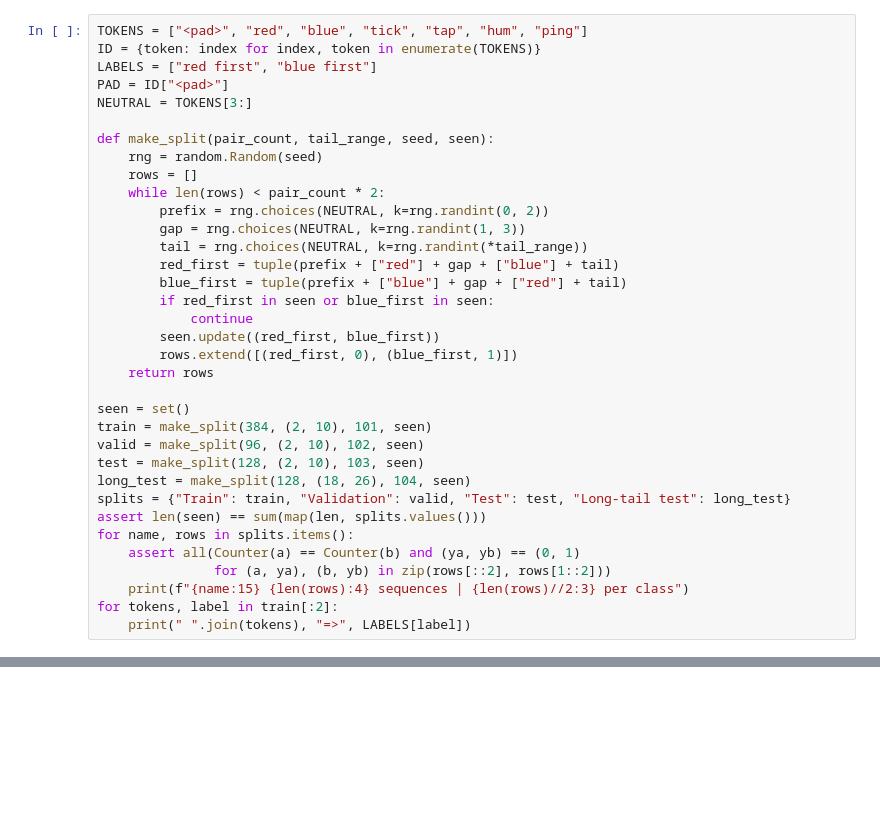
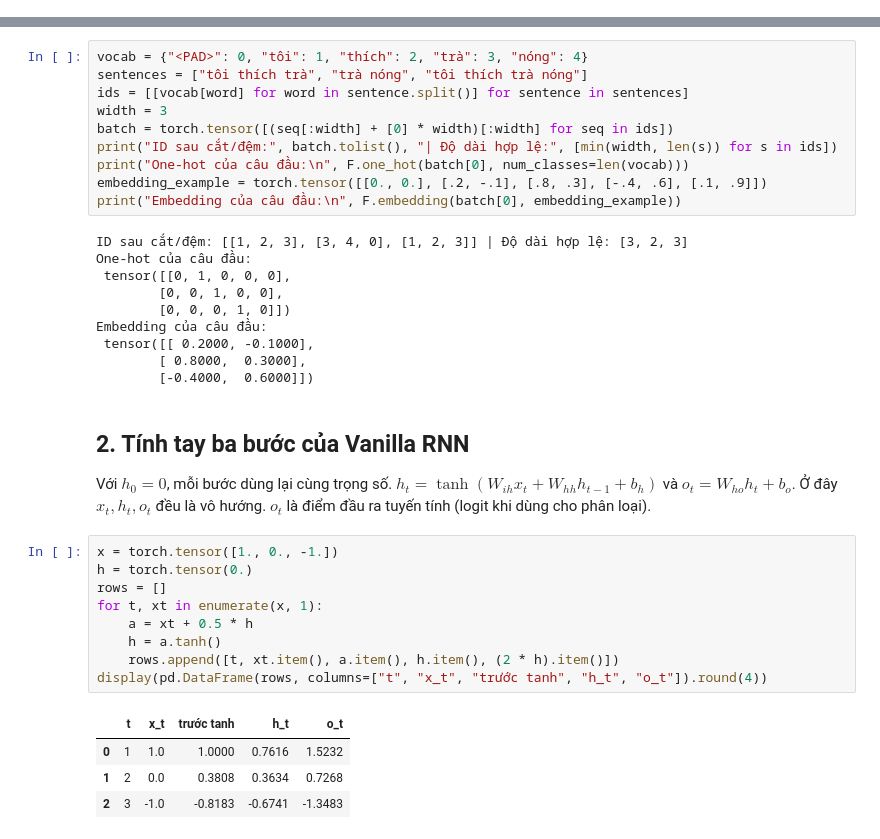
Before and after one commit to linhtd3993/LAB_DEEP_LEARNING, a Jupyter notebook: Architectures-based-on-RNNs.ipynb, the cells around one changed output, grey strips where cells are left out. Drawn from its saved outputs; the diff is of its cells as text; blank space fills up the shorter version.

```diff
--- a/Architectures-based-on-RNNs.ipynb
+++ b/Architectures-based-on-RNNs.ipynb
@@ -57,35 +0,0 @@ Generate a neutral prefix of 0–2 tokens, a gap of 1–3 between signals, and a
-# %%
-TOKENS = ["<pad>", "red", "blue", "tick", "tap", "hum", "ping"]
-ID = {token: index for index, token in enumerate(TOKENS)}
-LABELS = ["red first", "blue first"]
-PAD = ID["<pad>"]
-NEUTRAL = TOKENS[3:]
-
-def make_split(pair_count, tail_range, seed, seen):
-    rng = random.Random(seed)
-    rows = []
-    while len(rows) < pair_count * 2:
-        prefix = rng.choices(NEUTRAL, k=rng.randint(0, 2))
-        gap = rng.choices(NEUTRAL, k=rng.randint(1, 3))
-        tail = rng.choices(NEUTRAL, k=rng.randint(*tail_range))
-        red_first = tuple(prefix + ["red"] + gap + ["blue"] + tail)
-        blue_first = tuple(prefix + ["blue"] + gap + ["red"] + tail)
-        if red_first in seen or blue_first in seen:
-            continue
-        seen.update((red_first, blue_first))
-        rows.extend([(red_first, 0), (blue_first, 1)])
-    return rows
-
-seen = set()
-train = make_split(384, (2, 10), 101, seen)
-valid = make_split(96, (2, 10), 102, seen)
-test = make_split(128, (2, 10), 103, seen)
-long_test = make_split(128, (18, 26), 104, seen)
-splits = {"Train": train, "Validation": valid, "Test": test, "Long-tail test": long_test}
-assert len(seen) == sum(map(len, splits.values()))
-for name, rows in splits.items():
-    assert all(Counter(a) == Counter(b) and (ya, yb) == (0, 1)
-               for (a, ya), (b, yb) in zip(rows[::2], rows[1::2]))
-    print(f"{name:15} {len(rows):4} sequences | {len(rows)//2:3} per class")
-for tokens, label in train[:2]:
-    print(" ".join(tokens), "=>", LABELS[label])
@@ -385,0 +36,38 @@ These results describe a controlled task with one training seed and a fixed hidd
+# %%
+vocab = {"<PAD>": 0, "tôi": 1, "thích": 2, "trà": 3, "nóng": 4}
+sentences = ["tôi thích trà", "trà nóng", "tôi thích trà nóng"]
+ids = [[vocab[word] for word in sentence.split()] for sentence in sentences]
+width = 3
+batch = torch.tensor([(seq[:width] + [0] * width)[:width] for seq in ids])
+print("ID sau cắt/đệm:", batch.tolist(), "| Độ dài hợp lệ:", [min(width, len(s)) for s in ids])
+print("One-hot của câu đầu:\n", F.one_hot(batch[0], num_classes=len(vocab)))
+embedding_example = torch.tensor([[0., 0.], [.2, -.1], [.8, .3], [-.4, .6], [.1, .9]])
+print("Embedding của câu đầu:\n", F.embedding(batch[0], embedding_example))
+# %% [output]
+ID sau cắt/đệm: [[1, 2, 3], [3, 4, 0], [1, 2, 3]] | Độ dài hợp lệ: [3, 2, 3]
+One-hot của câu đầu:
+ tensor([[0, 1, 0, 0, 0],
+        [0, 0, 1, 0, 0],
+        [0, 0, 0, 1, 0]])
+Embedding của câu đầu:
+ tensor([[ 0.2000, -0.1000],
+        [ 0.8000,  0.3000],
+        [-0.4000,  0.6000]])
+# %% [markdown]
+## 2. Tính tay ba bước của Vanilla RNN
+
+Với $h_0=0$, mỗi bước dùng lại cùng trọng số. $h_t=\tanh(W_{ih}x_t+W_{hh}h_{t-1}+b_h)$ và $o_t=W_{ho}h_t+b_o$. Ở đây $x_t,h_t,o_t$ đều là vô hướng. $o_t$ là điểm đầu ra tuyến tính (logit khi dùng cho phân loại).
+# %%
+x = torch.tensor([1., 0., -1.])
+h = torch.tensor(0.)
+rows = []
+for t, xt in enumerate(x, 1):
+    a = xt + 0.5 * h
+    h = a.tanh()
+    rows.append([t, xt.item(), a.item(), h.item(), (2 * h).item()])
+display(pd.DataFrame(rows, columns=["t", "x_t", "trước tanh", "h_t", "o_t"]).round(4))
+# %% [output]
+|  | t | x_t | trước tanh | h_t | o_t |
+| 0 | 1 | 1.0 | 1.0000 | 0.7616 | 1.5232 |
+| 1 | 2 | 0.0 | 0.3808 | 0.3634 | 0.7268 |
+| 2 | 3 | -1.0 | -0.8183 | -0.6741 | -1.3483 |
```
Also changed, not shown: parts of 40 cells of this notebook, 12 other files.
